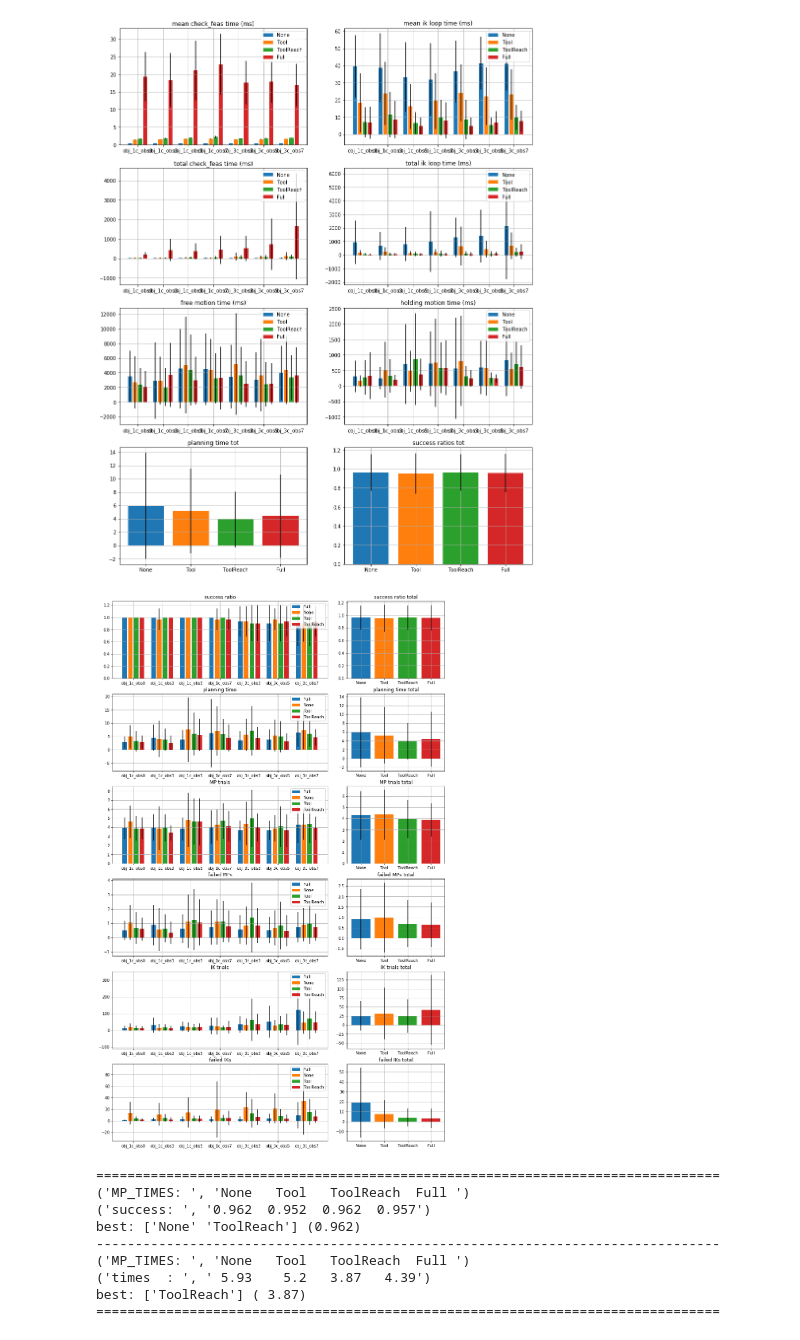
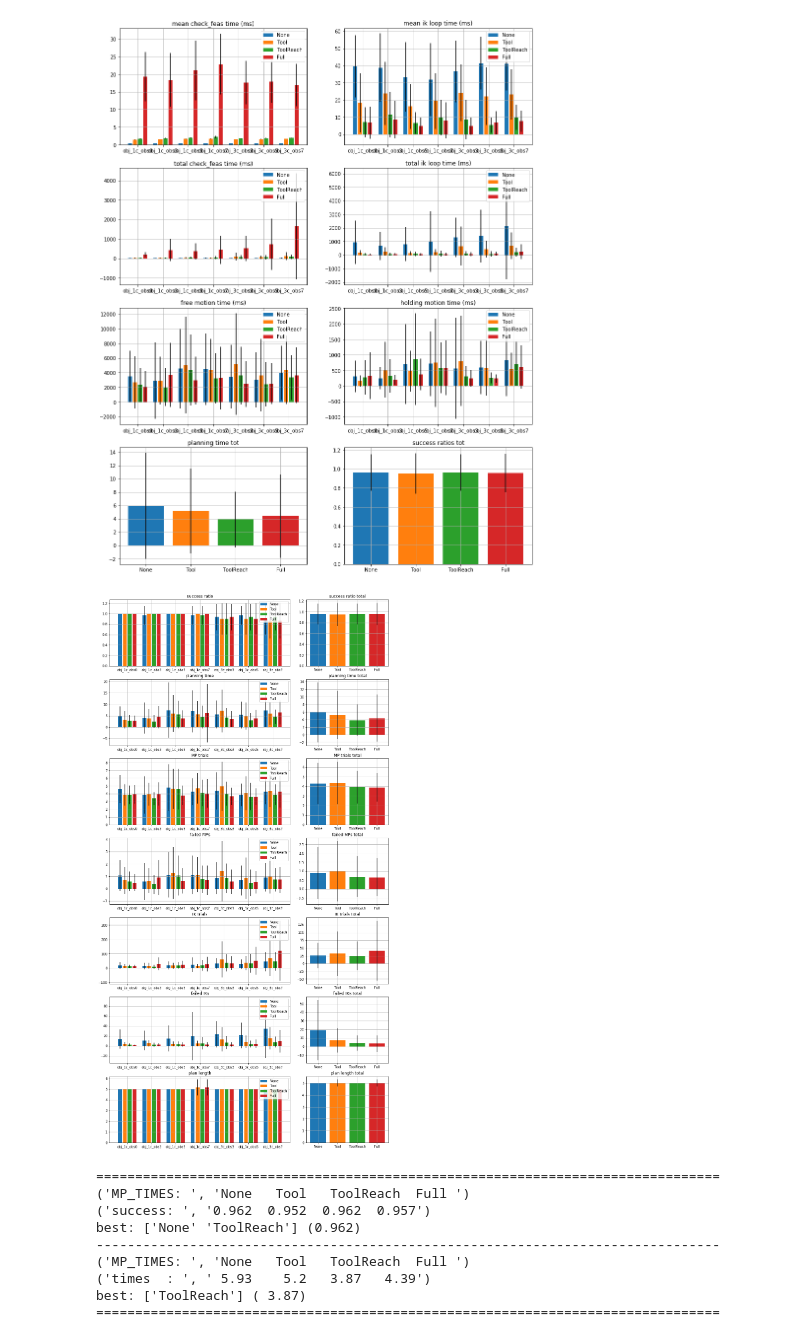
Before and after one commit to rnb-disinfection/rnb-planning, a Jupyter notebook: src/scripts/developing/pddlstream/[TEST] PDDLStream-print-results.ipynb, the cells around one changed output. Saved outputs shown, nothing was run; the diff lists cells and outputs as text; code cells hidden in the pictures.

```diff
--- a/src/scripts/developing/pddlstream/[TEST] PDDLStream-print-results.ipynb
+++ b/src/scripts/developing/pddlstream/[TEST] PDDLStream-print-results.ipynb
@@ -103,20 +103,21 @@ plt.title("success ratios tot")
 Text(0.5,1,'success ratios tot')
 [figure]
 # %%
-plt.figure(figsize=(15,25))
+plt.figure(figsize=(15,30))
 
-ROWS = 6
+ROWS = 7
 COLS = 3
 
 succ_dict = extract_values(resdat_all, ["success"])
 subplot_trisect_line(ROWS, COLS, 1, succ_dict, "success ratio")
 subplot_trisect_line(ROWS, COLS, 2, extract_valid(resdat_all, ["plan_time"]), "planning time")
 subplot_trisect_line(ROWS, COLS, 3, extract_valid(resdat_all, ["MP_tot"]), "MP trials")
 subplot_trisect_line(ROWS, COLS, 4, extract_valid(resdat_all, ["failed_MPs"]), "failed MPs")
 subplot_trisect_line(ROWS, COLS, 5, extract_valid(resdat_all, ["IK_tot"]), "IK trials")
 subplot_trisect_line(ROWS, COLS, 6, extract_valid(resdat_all, ["failed_IKs"]), "failed IKs")
+subplot_trisect_line(ROWS, COLS, 7, extract_valid(resdat_all, ["length"]), "plan length")
 # %% [output]
-[figure, old version]
+[figure, new version]
 # %%
 print("="*80)
 success_vecs = [np.concatenate(map(lambda x: x[cname], succ_dict.values())) for cname in CNAME_LIST]
```
Also changed, not shown: 6 other files.
